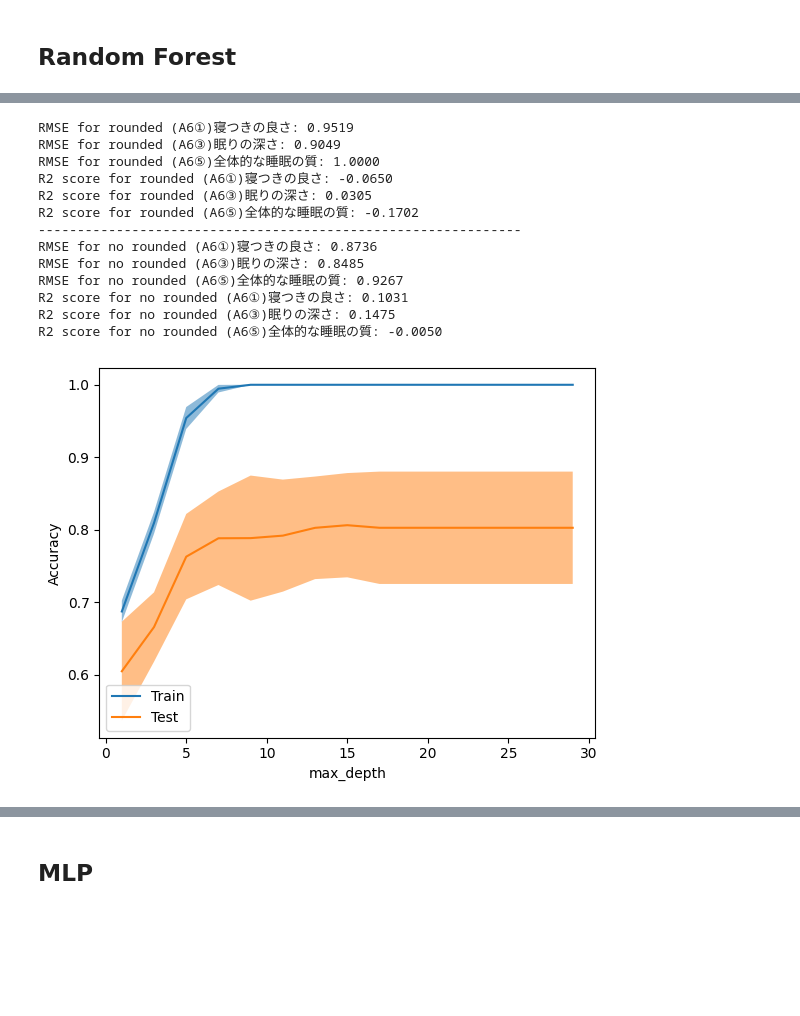
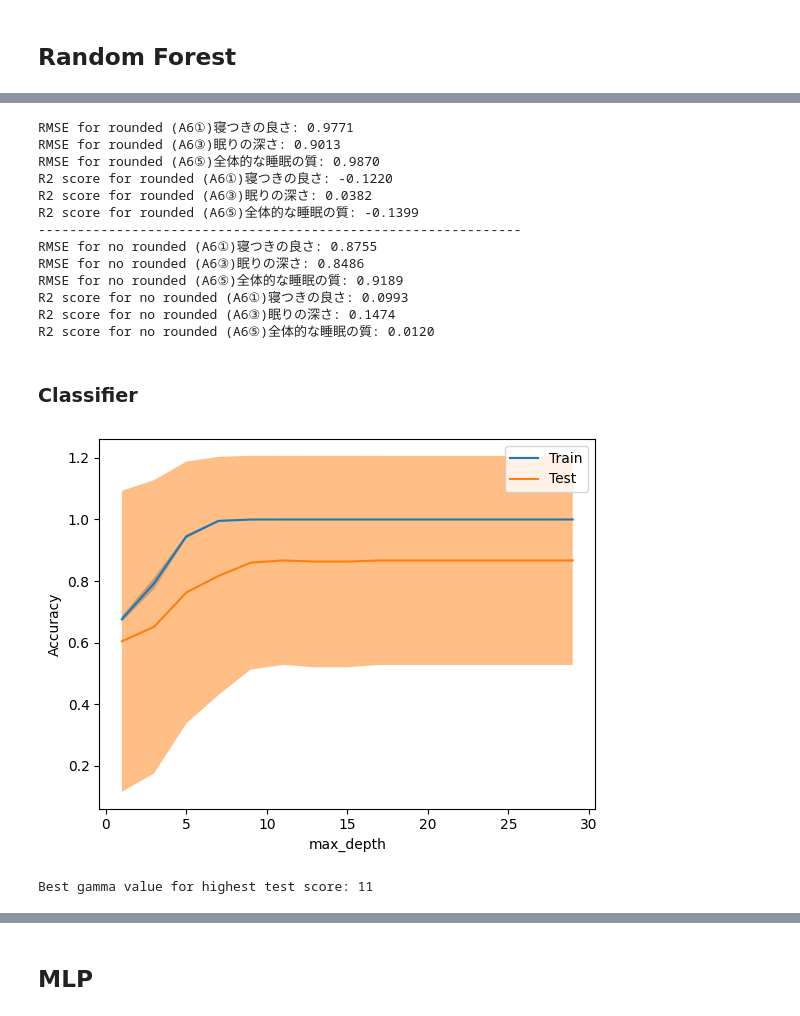
Before and after one commit to hoyyul/SoundEEG_CrossModalKnowledgeDistillation, a Jupyter notebook: psg_questionnaire.ipynb, the cells around one changed output, grey strips where cells are left out. Saved outputs shown, nothing was run; the diff lists cells and outputs as text; code cells hidden in the pictures; blank space fills up the shorter version.

```diff
--- a/psg_questionnaire.ipynb
+++ b/psg_questionnaire.ipynb
@@ -393,9 +509,9 @@ for i, (train_index, test_index) in enumerate(kf.split(X)):
     y3_train, y3_test = y3[train_index], y3[test_index]
 
     # fit
-    forest1 = RandomForestRegressor(max_depth=3, n_estimators=200, random_state=0).fit(X_train, y1_train)
-    forest2 = RandomForestRegressor(max_depth=3, n_estimators=200, random_state=0).fit(X_train, y2_train)
-    forest3 = RandomForestRegressor(max_depth=3, n_estimators=200, random_state=0).fit(X_train, y3_train)
+    forest1 = RandomForestRegressor(max_depth=1, n_estimators=350, random_state=0).fit(X_train, y1_train)
+    forest2 = RandomForestRegressor(max_depth=3, n_estimators=50, random_state=0).fit(X_train, y2_train)
+    forest3 = RandomForestRegressor(max_depth=1, n_estimators=550, random_state=0).fit(X_train, y3_train)
 
     # predict
     y1_pred = forest1.predict(X_test)
@@ -446,37 +562,46 @@ print("R2 score for no rounded (A6①)寝つきの良さ: {:.4f}".format(r2_1))
 print("R2 score for no rounded (A6③)眠りの深さ: {:.4f}".format(r2_2))
 print("R2 score for no rounded (A6⑤)全体的な睡眠の質: {:.4f}".format(r2_3))
 # %% [output]
-RMSE for rounded (A6①)寝つきの良さ: 0.9519
-RMSE for rounded (A6③)眠りの深さ: 0.9049
-RMSE for rounded (A6⑤)全体的な睡眠の質: 1.0000
-R2 score for rounded (A6①)寝つきの良さ: -0.0650
-R2 score for rounded (A6③)眠りの深さ: 0.0305
-R2 score for rounded (A6⑤)全体的な睡眠の質: -0.1702
+RMSE for rounded (A6①)寝つきの良さ: 0.9771
+RMSE for rounded (A6③)眠りの深さ: 0.9013
+RMSE for rounded (A6⑤)全体的な睡眠の質: 0.9870
+R2 score for rounded (A6①)寝つきの良さ: -0.1220
+R2 score for rounded (A6③)眠りの深さ: 0.0382
+R2 score for rounded (A6⑤)全体的な睡眠の質: -0.1399
 --------------------------------------------------------------
-RMSE for no rounded (A6①)寝つきの良さ: 0.8736
-RMSE for no rounded (A6③)眠りの深さ: 0.8485
-RMSE for no rounded (A6⑤)全体的な睡眠の質: 0.9267
-R2 score for no rounded (A6①)寝つきの良さ: 0.1031
-R2 score for no rounded (A6③)眠りの深さ: 0.1475
-R2 score for no rounded (A6⑤)全体的な睡眠の質: -0.0050
+RMSE for no rounded (A6①)寝つきの良さ: 0.8755
+RMSE for no rounded (A6③)眠りの深さ: 0.8486
+RMSE for no rounded (A6⑤)全体的な睡眠の質: 0.9189
+R2 score for no rounded (A6①)寝つきの良さ: 0.0993
+R2 score for no rounded (A6③)眠りの深さ: 0.1474
+R2 score for no rounded (A6⑤)全体的な睡眠の質: 0.0120
+# %% [markdown]
+### Classifier
 # %%
 param_range = np.arange(1, 31, 2)
 
-
 train_scores, test_scores = validation_curve(
     RandomForestClassifier(n_estimators=100,random_state=0), X_filtered, y3_filtered,
-    param_name="max_depth", param_range=param_range
+    param_name="max_depth", param_range=param_range, cv=LeaveOneOut()
 )
 
 
 display = ValidationCurveDisplay(
      param_name="max_depth", param_range=param_range,
      train_scores=train_scores, test_scores=test_scores, score_name="Accuracy"
 )
 
 
 display.plot()
 plt.show()
+
+test_scores_mean = np.mean(test_scores, axis=1)
+
+best_index = np.argmax(test_scores_mean)
+
+best_gamma = param_range[best_index]
+print("Best gamma value for highest test score:", best_gamma)
 # %% [output]
-[figure, old version]
+[figure, new version]
+Best gamma value for highest test score: 11
 # %%
```
Also changed, not shown: parts of 65 cells of this notebook.
